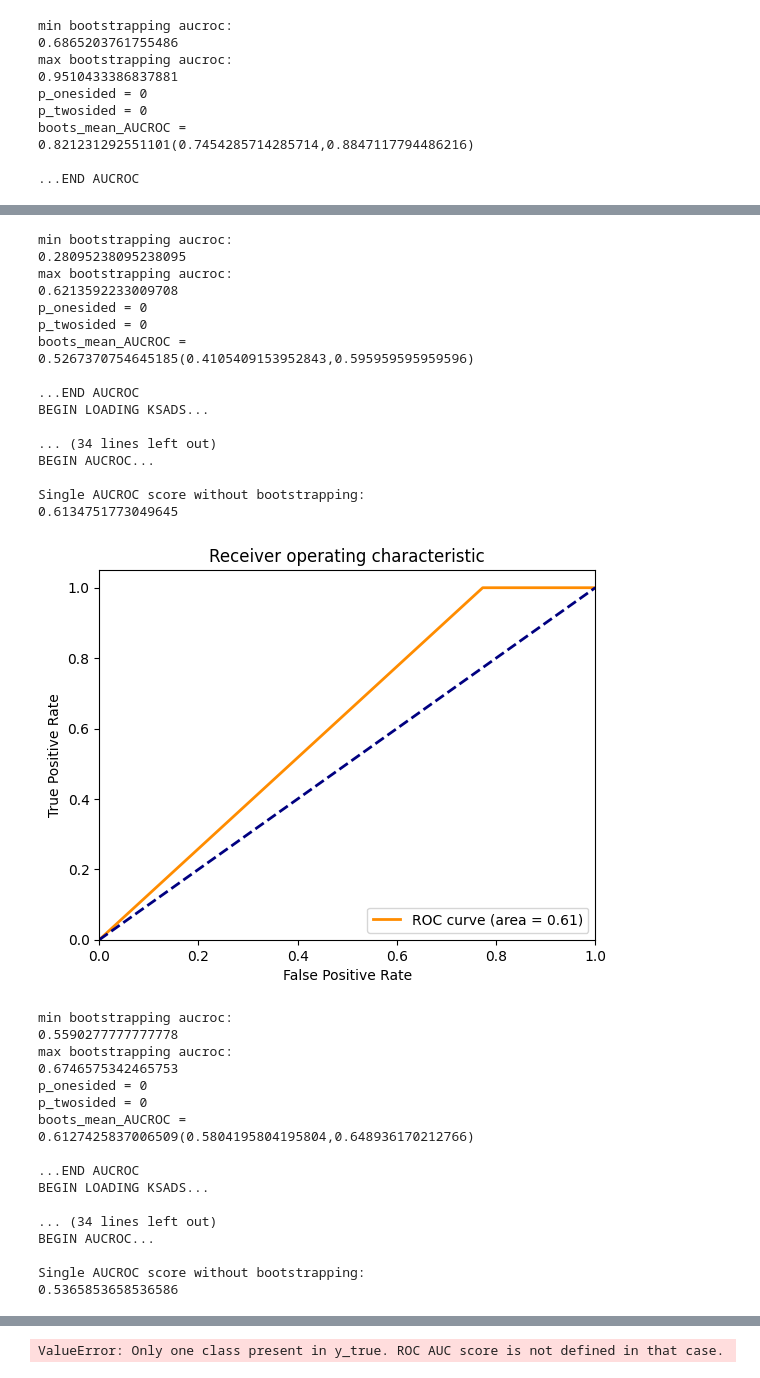
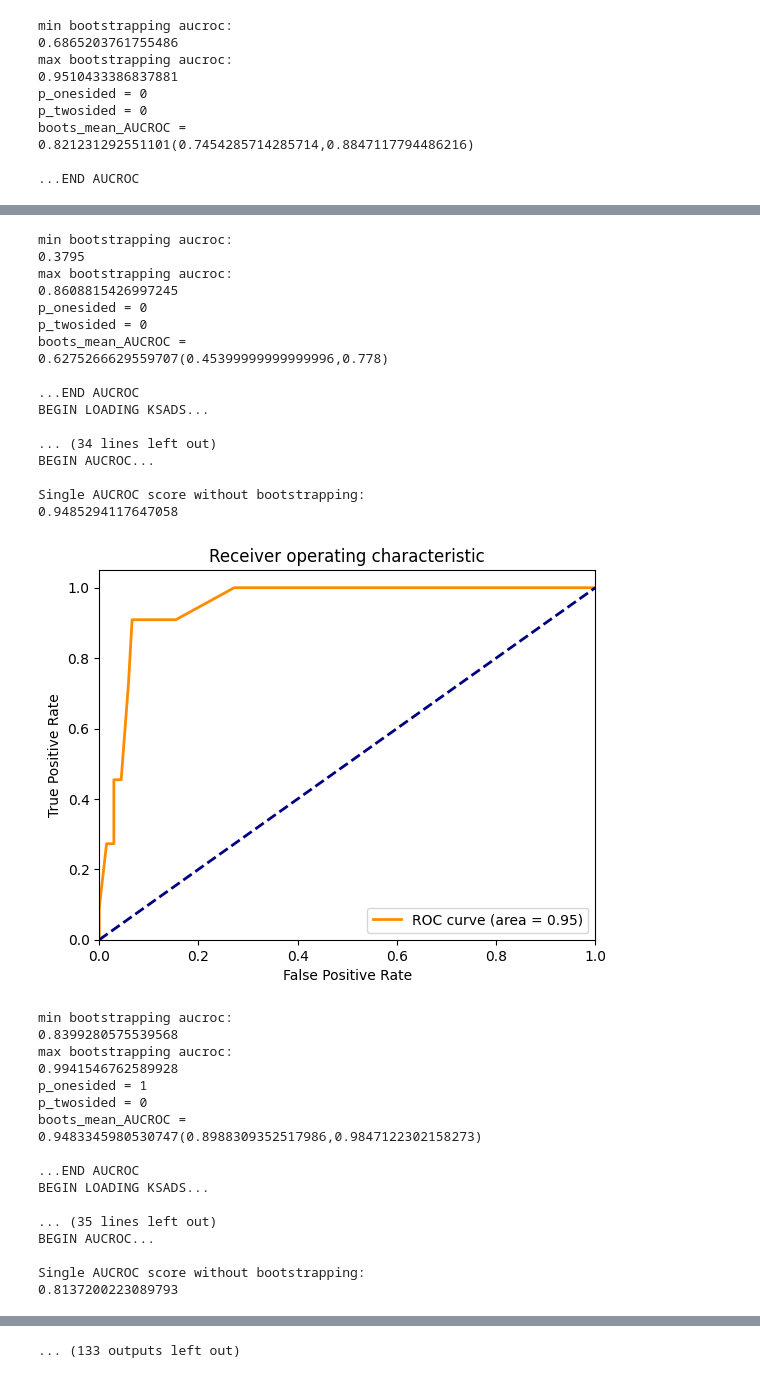
Before and after one commit to mariezelenina/CBCL_validation, a Jupyter notebook: 1_ABCD_r51_all.ipynb, the cells around one changed output, grey strips where cells are left out. Drawn from its saved outputs; the diff is of its cells as text; code cells hidden in the pictures.

Commit message:
looped outputs

```diff
--- a/1_ABCD_r51_all.ipynb
+++ b/1_ABCD_r51_all.ipynb
@@ -961,8 +961,9 @@ for wave in Wave:
                         Target_auc = 0.8 # [TODO] NEED TO DOUBLE CHECK THIS WITH SAMPLE SIZE ESTIMATION ETC
                     elif hypothesis == '2b':
                         Target_auc = 0.7 # [TODO] NEED TO DOUBLE CHECK THIS WITH SAMPLE SIZE ESTIMATION ETC
-                    fig_file_name = 'ABCD_'+Input_data+'anxdepwithdep'+'_'+hypothesis+'_'+reporter+'_'+wave+'_'+sex
-                    y_true,y_measure = run_aucroc_and_plot(data_ready,
+                    fig_file_name = 'ABCD_'+Input_data+scale+'_'+hypothesis+'_'+reporter+'_'+wave+'_'+sex
+                    try:
+                        y_true,y_measure = run_aucroc_and_plot(data_ready,
                                                             path_to_save_plots='../plotting/plot_data/',
                                                             name_to_save=fig_file_name,
                                                             mymeasure = Input_data,
@@ -970,6 +971,9 @@ for wave in Wave:
                                                             nboots=100,
                                                             target_auc=Target_auc,
                                                             do_print = False)
+                    except:
+                        pass
+print('END ALL')
 # %% [output]
 BEGIN LOADING KSADS...
 
@@ -1028,35 +1032,35 @@ Single AUCROC score without bootstrapping:
 min bootstrapping aucroc:
-0.28095238095238095
+0.3795
 max bootstrapping aucroc:
-0.6213592233009708
+0.8608815426997245
 p_onesided = 0
 p_twosided = 0
 boots_mean_AUCROC =
-0.5267370754645185(0.4105409153952843,0.595959595959596)
+0.6275266629559707(0.45399999999999996,0.778)
 
 ...END AUCROC
 BEGIN LOADING KSADS...
 
 ... (34 lines left out)
 BEGIN AUCROC...
 
 Single AUCROC score without bootstrapping:
-0.6134751773049645
+0.9485294117647058
-[figure, old version]
+[figure, new version]
 min bootstrapping aucroc:
-0.5590277777777778
+0.8399280575539568
 max bootstrapping aucroc:
-0.6746575342465753
-p_onesided = 0
+0.9941546762589928
+p_onesided = 1
 p_twosided = 0
 boots_mean_AUCROC =
-0.6127425837006509(0.5804195804195804,0.648936170212766)
+0.9483345980530747(0.8988309352517986,0.9847122302158273)
 
 ...END AUCROC
 BEGIN LOADING KSADS...
 
-... (34 lines left out)
+... (35 lines left out)
 BEGIN AUCROC...
 
 Single AUCROC score without bootstrapping:
-0.5365853658536586
+0.8137200223089793
@@ -1082 +1086 @@ Single AUCROC score without bootstrapping:
-ValueError: Only one class present in y_true. ROC AUC score is not defined in that case.
+... (133 outputs left out)
```
Also changed, not shown: parts of 3 cells of this notebook.
